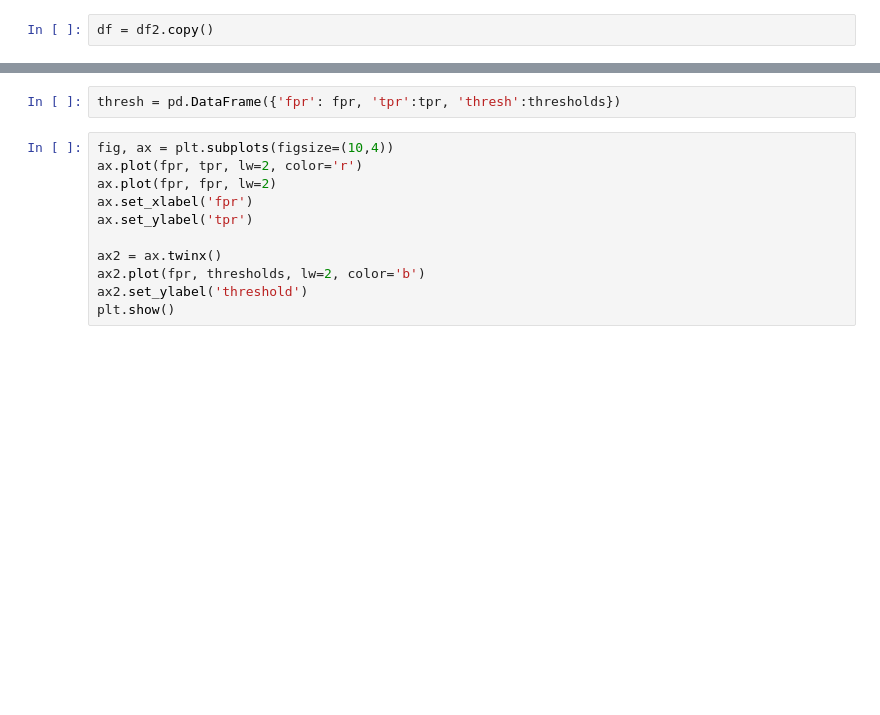
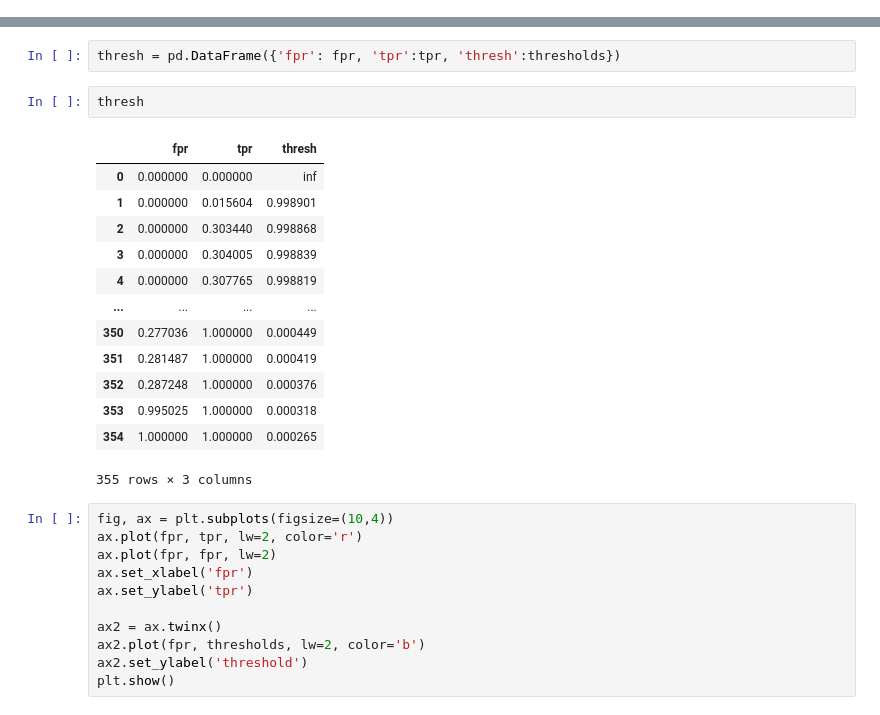
Before and after one commit to panubhav2001/Sentiment-analysis, a Jupyter notebook: Sentiment_analysis.ipynb, the cells around one changed output, grey strips where cells are left out. Saved outputs shown, nothing was run; the diff lists cells and outputs as text; blank space fills up the shorter version.

```diff
--- a/Sentiment_analysis.ipynb
+++ b/Sentiment_analysis.ipynb
@@ -237,8 +256,6 @@ df = df.rename(columns={'text_clean':'text'})
 df2 = df.copy()
 # %% [markdown]
 ### Count Vectorizer
-# %%
-df = df2.copy()
 # %%
 X = df.text
 y = df['sentiment']
@@ -372,6 +384,22 @@ fpr, tpr, thresholds = roc_curve(y_test, y_test_prob)
 thresholds[0] = thresholds[0]-1
 # %%
 thresh = pd.DataFrame({'fpr': fpr, 'tpr':tpr, 'thresh':thresholds})
+# %%
+thresh
+# %% [output]
+|  | fpr | tpr | thresh |
+| 0 | 0.000000 | 0.000000 | inf |
+| 1 | 0.000000 | 0.015604 | 0.998901 |
+| 2 | 0.000000 | 0.303440 | 0.998868 |
+| 3 | 0.000000 | 0.304005 | 0.998839 |
+| 4 | 0.000000 | 0.307765 | 0.998819 |
+| ... | ... | ... | ... |
+| 350 | 0.277036 | 1.000000 | 0.000449 |
+| 351 | 0.281487 | 1.000000 | 0.000419 |
+| 352 | 0.287248 | 1.000000 | 0.000376 |
+| 353 | 0.995025 | 1.000000 | 0.000318 |
+| 354 | 1.000000 | 1.000000 | 0.000265 |
+355 rows × 3 columns
 # %%
 fig, ax = plt.subplots(figsize=(10,4))
 ax.plot(fpr, tpr, lw=2, color='r')
```
Also changed, not shown: parts of 50 cells of this notebook, 2 other files.
